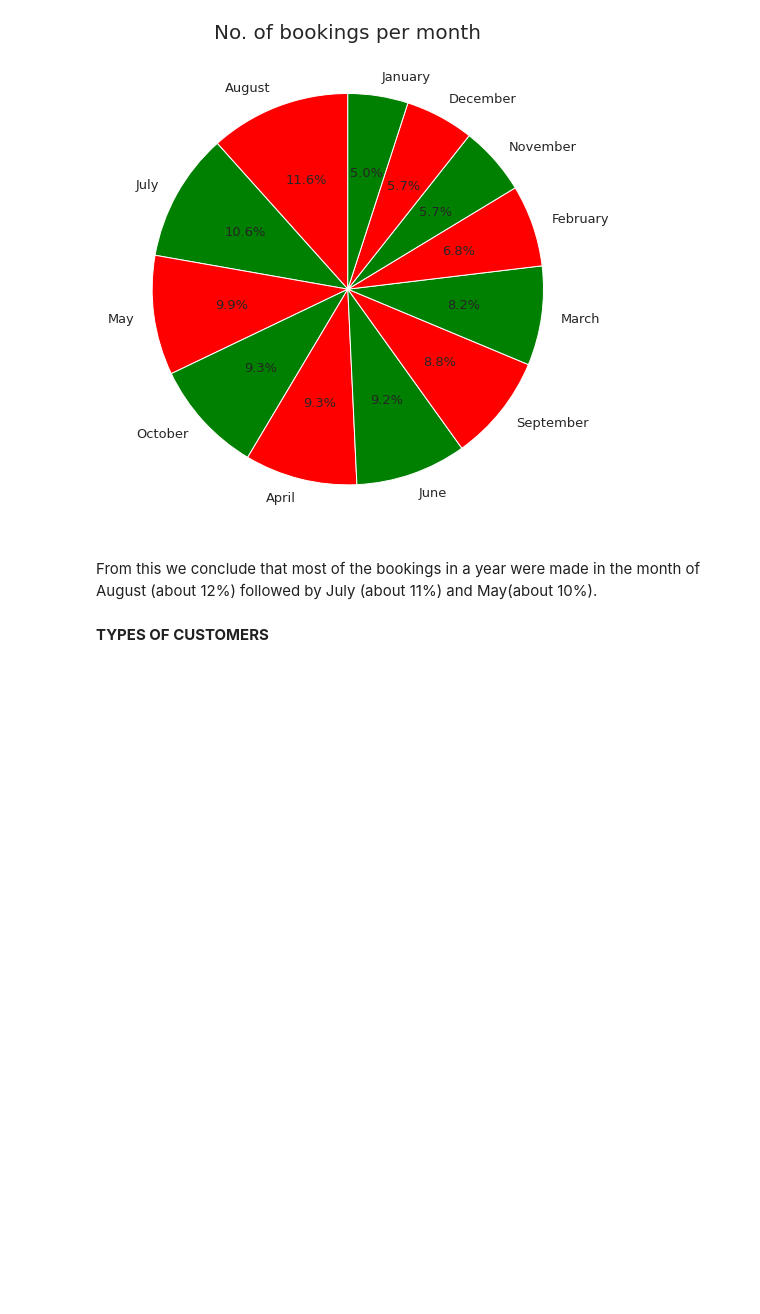
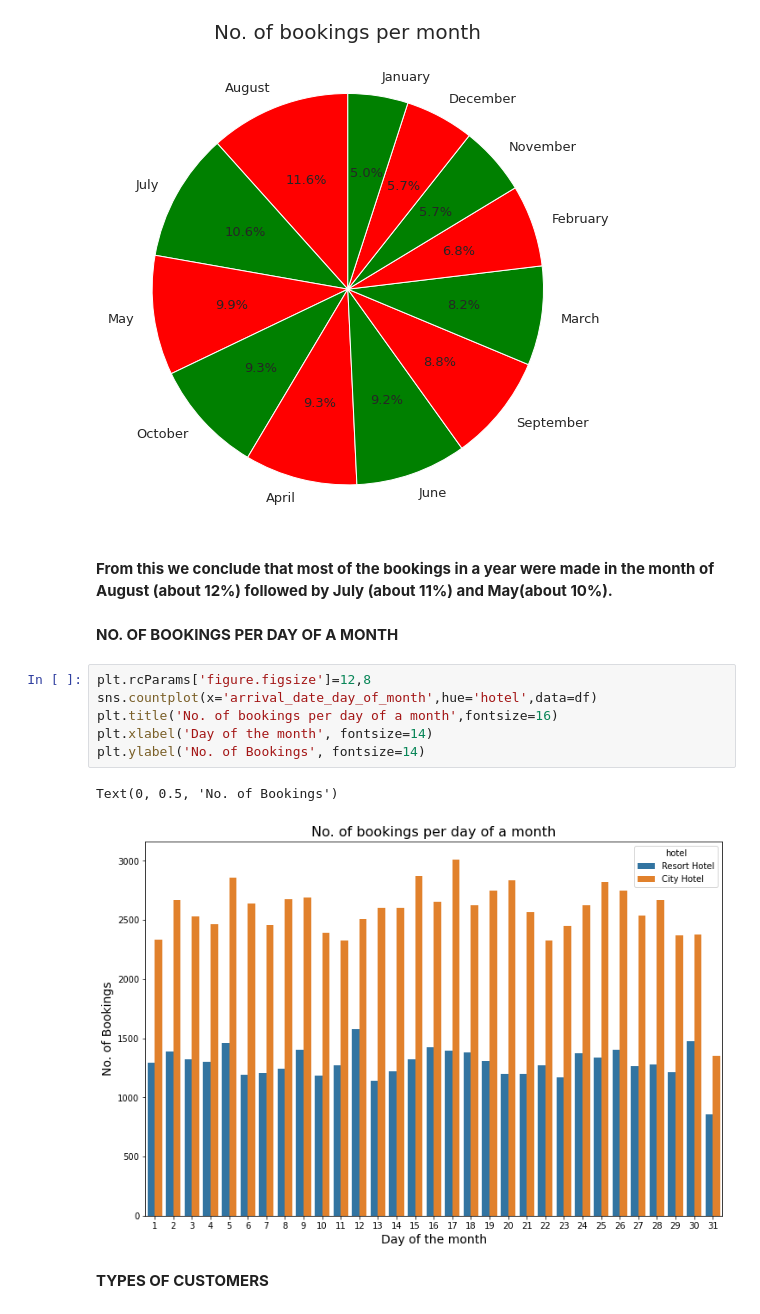
Before and after one commit to rinkeshdas01/Hotel_Booking_Analysis, a Jupyter notebook: Copy_of_Hotel_Booking_Analysis_Capstone_Project.ipynb, the cells around one changed output. Saved outputs shown, nothing was run; the diff lists cells and outputs as text; blank space fills up the shorter version.

```diff
--- a/Copy_of_Hotel_Booking_Analysis_Capstone_Project.ipynb
+++ b/Copy_of_Hotel_Booking_Analysis_Capstone_Project.ipynb
@@ -450,7 +476,18 @@ plt.pie(values,labels=labels,colors=colors,autopct='%1.1f%%',startangle=90,textp
   Text(0.09322908953656062, 0.5927126933550385, '5.0%')])
 [figure]
 # %% [markdown]
-From this we conclude that most of the bookings in a year were made in the month of August (about 12%) followed by July (about 11%) and May(about 10%).
+**From this we conclude that most of the bookings in a year were made in the month of August (about 12%) followed by July (about 11%) and May(about 10%).**
+# %% [markdown]
+**NO. OF BOOKINGS PER DAY OF A MONTH**
+# %%
+plt.rcParams['figure.figsize']=12,8
+sns.countplot(x='arrival_date_day_of_month',hue='hotel',data=df)
+plt.title('No. of bookings per day of a month',fontsize=16)
+plt.xlabel('Day of the month', fontsize=14)
+plt.ylabel('No. of Bookings', fontsize=14)
+# %% [output]
+Text(0, 0.5, 'No. of Bookings')
+[figure, added]
 # %% [markdown]
 **TYPES OF CUSTOMERS**
 # %%
```
Also changed, not shown: parts of 39 cells of this notebook.
